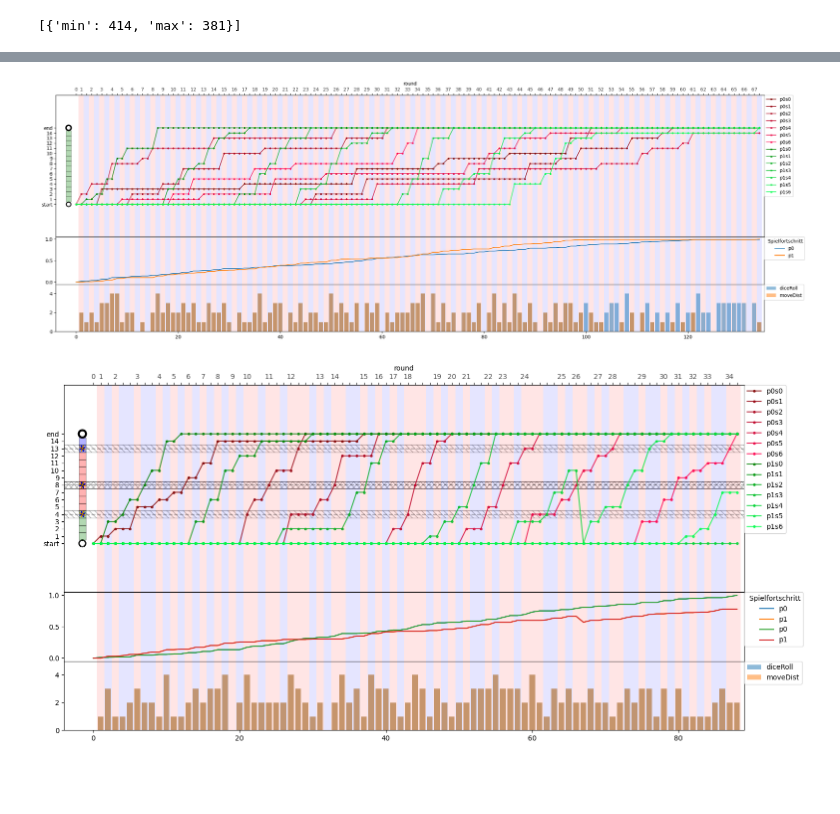
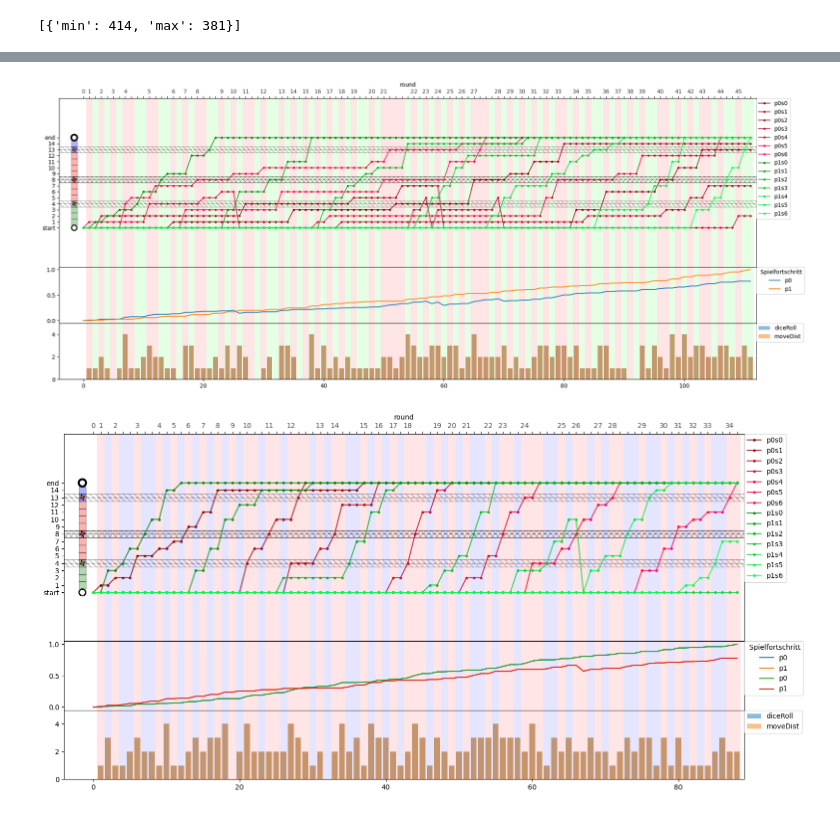
Before and after one commit to LukasWallisch/game-ur-analysis, a Jupyter notebook: src/tmp.ipynb, the cells around one changed output, grey strips where cells are left out. Cells and saved outputs as stored; diff of their text form; code cells hidden in the pictures; blank space fills up the shorter version.

Commit message:
diverse Neuerungen fastest game

```diff
--- a/src/tmp.ipynb
+++ b/src/tmp.ipynb
@@ -186,8 +186,7 @@ def drawGame(currGame,gs:GameSettings, singleGraph=False, showDiceRoll=True, sho
         stepWidth*stepcount, 3*graphcount], gridspec_kw={'height_ratios': height_ratios})
     fig.subplots_adjust(hspace=0)
 
-
-    for a in ax[:-2]:
+    for a in ax[:-(showDiceRoll + showProgress)]:
 
         gbd.makeGameboardDisplay( a, *list(gs.getFieldsSettings().values()), xoff=2)
         a.set_yticks(range(0, 16), ["start"]+list(range(1, 15))+["end"])
@@ -199,7 +198,7 @@ def drawGame(currGame,gs:GameSettings, singleGraph=False, showDiceRoll=True, sho
             if ap == "p0":
                 facecolor = '#ff0000'
             elif ap == "p1":
-                facecolor = '#0000ff'
+                facecolor = '#00ff00'
             else:
                 continue
             a.axvspan(i-0.5, i+0.5, facecolor=facecolor, alpha=stepLineOcc)
@@ -283,10 +278,10 @@ gs.getFieldsSettings()
 # %%
 lengthCase = "max"
 historyID = 0
 currGame = h[historyID]["history"][interestingGames[historyID][lengthCase]]
-drawGame(currGame, True)
+drawGame(currGame,gs, True)
 # %% [output]
-[figure, old version]
+[figure, new version]
 # %%
 historyID = 2
 currGame = h[historyID][interestingGames[historyID][lengthCase]]
```
Also changed, not shown: parts of 1 cell of this notebook, 9 other files.
